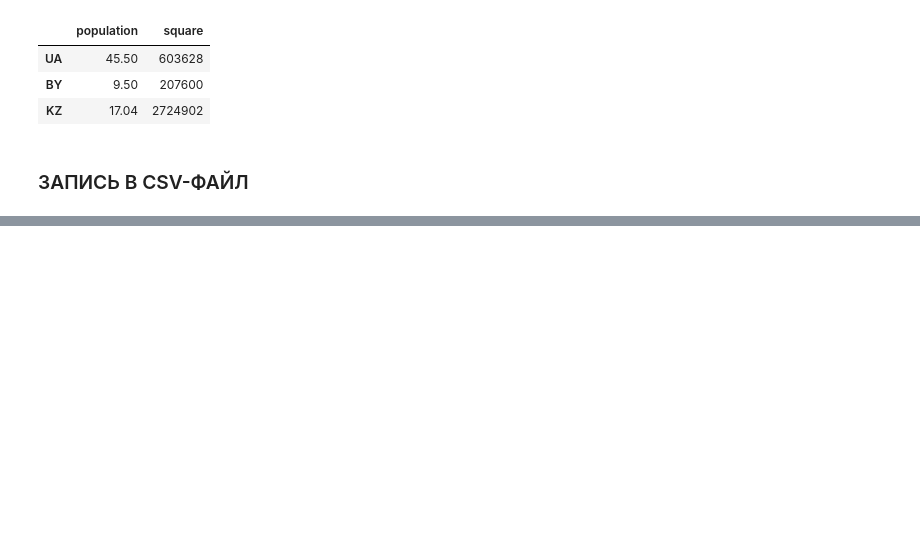
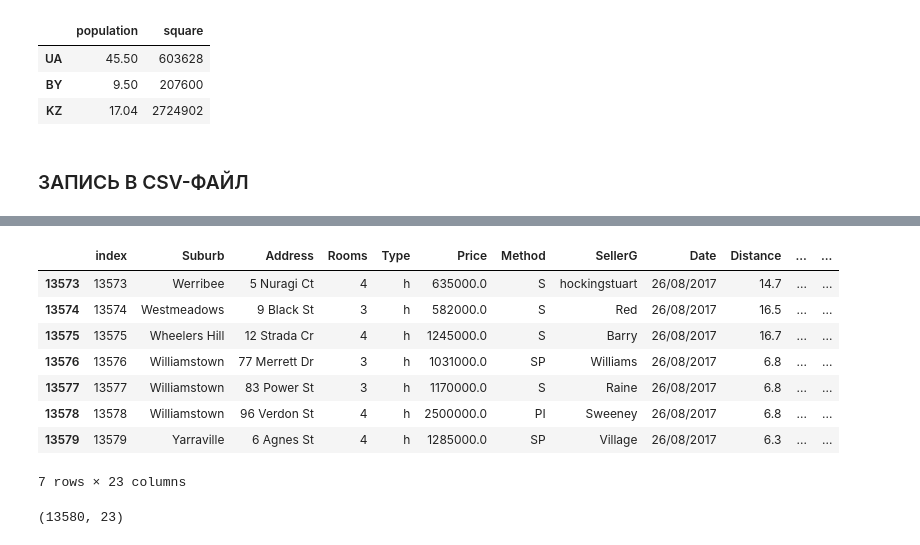
Before and after one commit to Sabirida/SF_Data_Science, a Jupyter notebook: test_0.ipynb, the cells around one changed output, grey strips where cells are left out. Cells and saved outputs as stored; diff of their text form; code cells hidden in the pictures; blank space fills up the shorter version.

```diff
--- a/test_0.ipynb
+++ b/test_0.ipynb
@@ -153,0 +223,16 @@ countries_df.to_csv('data/countries.csv', index=False, sep=';')
+# %%
+melb_data.tail(7)
+# %% [output]
+|  | index | Suburb | Address | Rooms | Type | Price | Method | SellerG | Date | Distance | ... | ... |
+| 13573 | 13573 | Werribee | 5 Nuragi Ct | 4 | h | 635000.0 | S | hockingstuart | 26/08/2017 | 14.7 | ... | ... |
+| 13574 | 13574 | Westmeadows | 9 Black St | 3 | h | 582000.0 | S | Red | 26/08/2017 | 16.5 | ... | ... |
+| 13575 | 13575 | Wheelers Hill | 12 Strada Cr | 4 | h | 1245000.0 | S | Barry | 26/08/2017 | 16.7 | ... | ... |
+| 13576 | 13576 | Williamstown | 77 Merrett Dr | 3 | h | 1031000.0 | SP | Williams | 26/08/2017 | 6.8 | ... | ... |
+| 13577 | 13577 | Williamstown | 83 Power St | 3 | h | 1170000.0 | S | Raine | 26/08/2017 | 6.8 | ... | ... |
+| 13578 | 13578 | Williamstown | 96 Verdon St | 4 | h | 2500000.0 | PI | Sweeney | 26/08/2017 | 6.8 | ... | ... |
+| 13579 | 13579 | Yarraville | 6 Agnes St | 4 | h | 1285000.0 | SP | Village | 26/08/2017 | 6.3 | ... | ... |
+7 rows × 23 columns
+# %%
+melb_data.shape # размерность
+# %% [output]
+(13580, 23)
```
Also changed, not shown: parts of 15 cells of this notebook.
